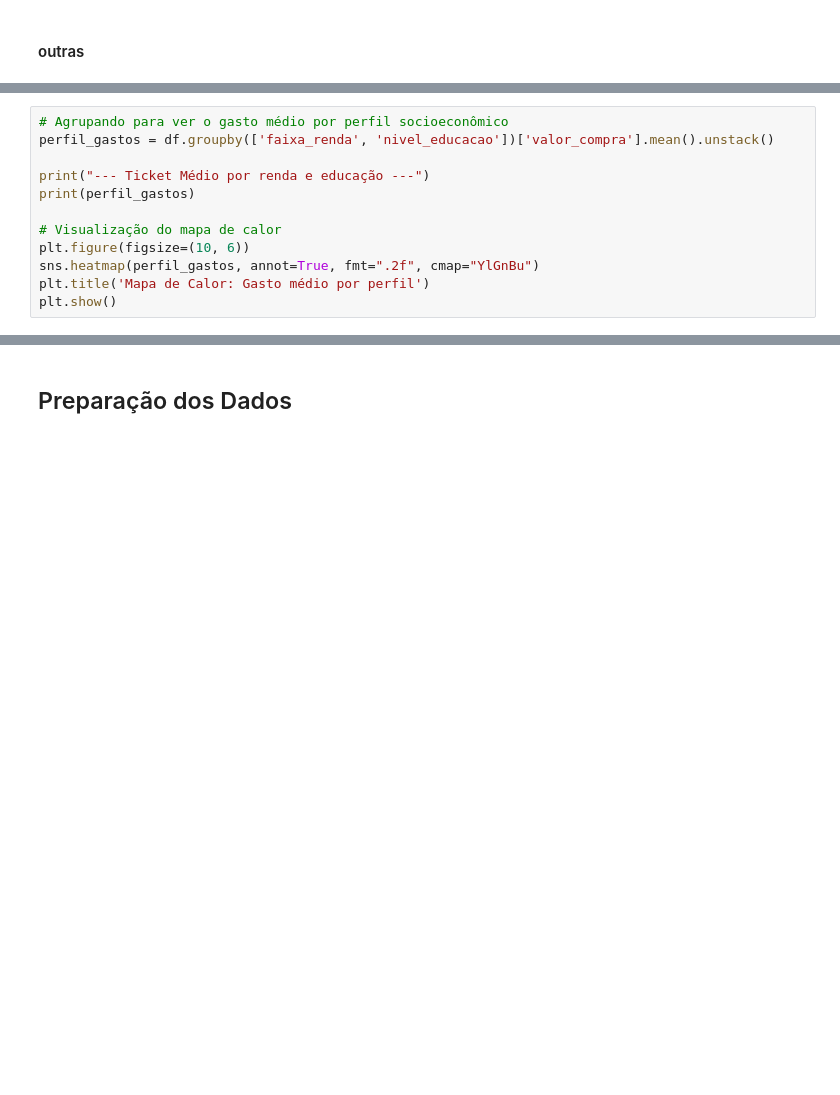
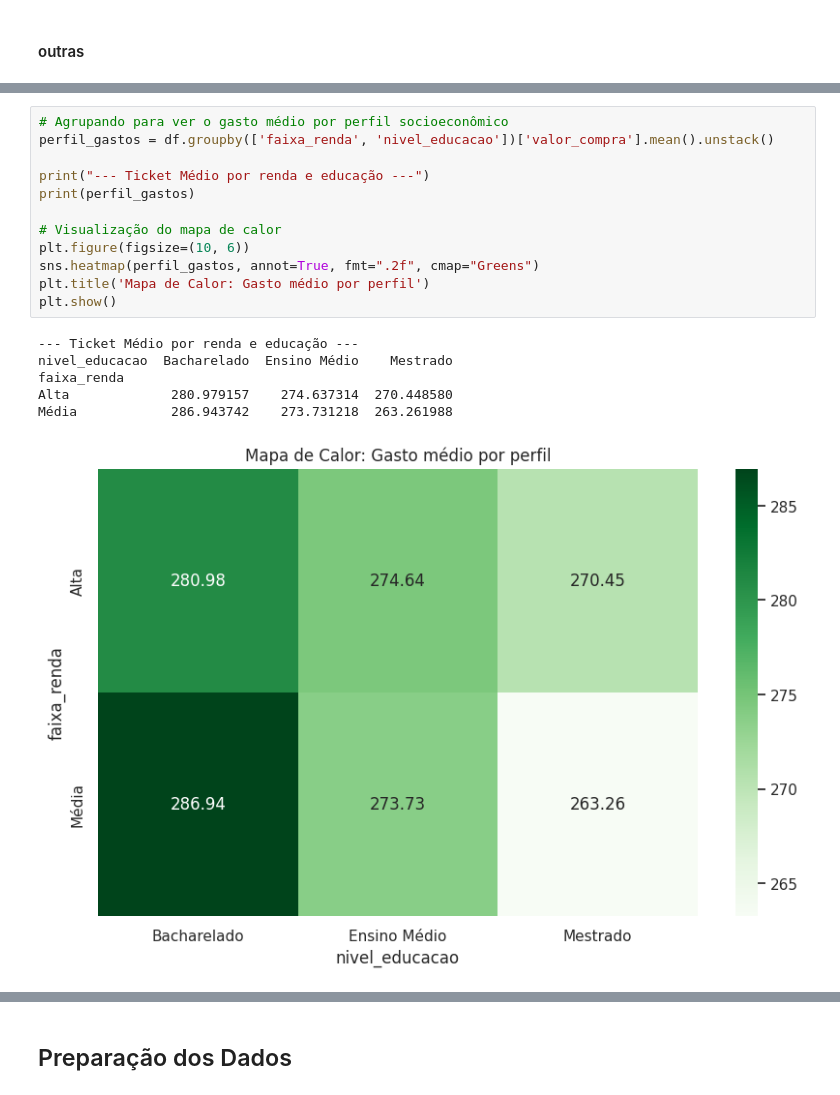
Before and after one commit to PatriciaDuran/hackathon-elas-mais-tech-dados, a Jupyter notebook: Análise_Padrões_de_Consumo_Grupo_04.ipynb, the cells around one changed output, grey strips where cells are left out. Cells and saved outputs as stored; diff of their text form; blank space fills up the shorter version.

```diff
--- a/Análise_Padrões_de_Consumo_Grupo_04.ipynb
+++ b/Análise_Padrões_de_Consumo_Grupo_04.ipynb
@@ -901,15 +1032,22 @@ plt.show()
 # %%
 # Agrupando para ver o gasto médio por perfil socioeconômico
 perfil_gastos = df.groupby(['faixa_renda', 'nivel_educacao'])['valor_compra'].mean().unstack()
 
 print("--- Ticket Médio por renda e educação ---")
 print(perfil_gastos)
 
 # Visualização do mapa de calor
 plt.figure(figsize=(10, 6))
-sns.heatmap(perfil_gastos, annot=True, fmt=".2f", cmap="YlGnBu")
+sns.heatmap(perfil_gastos, annot=True, fmt=".2f", cmap="Greens")
 plt.title('Mapa de Calor: Gasto médio por perfil')
 plt.show()
+# %% [output]
+--- Ticket Médio por renda e educação ---
+nivel_educacao  Bacharelado  Ensino Médio    Mestrado
+faixa_renda
+Alta             280.979157    274.637314  270.448580
+Média            286.943742    273.731218  263.261988
+[figure, added]
 # %%
 #Analisando se a localização simplificada influencia no gasto
 print(df.groupby('localizacao')['valor_compra'].mean().sort_values(ascending=False))
```
Also changed, not shown: parts of 44 cells of this notebook, 1 other file.
